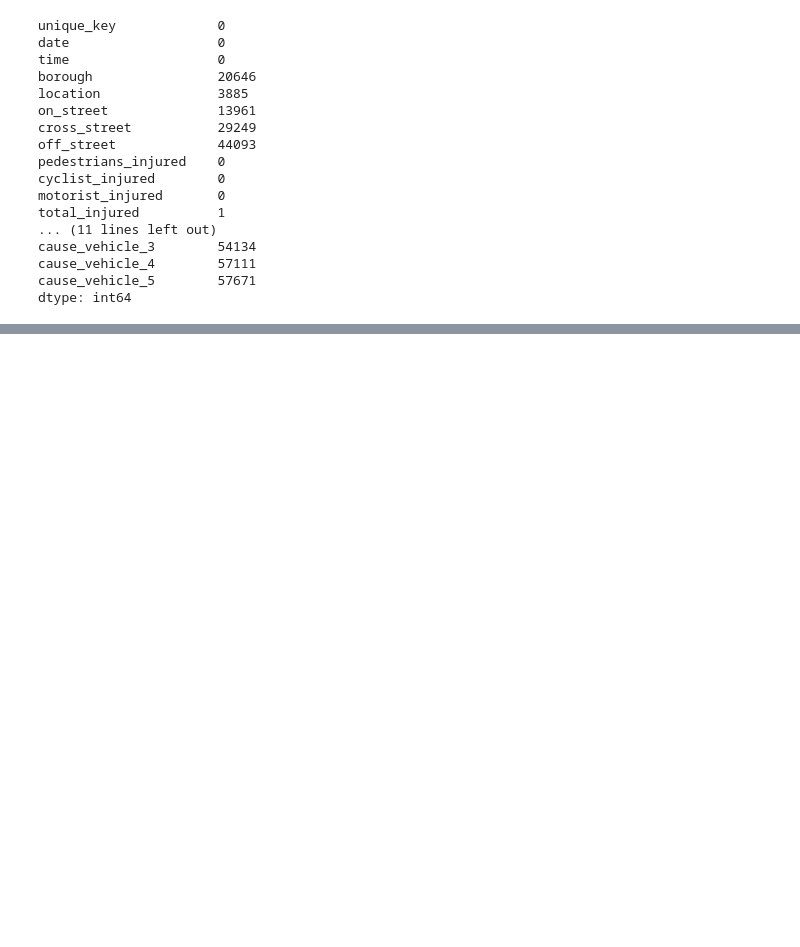
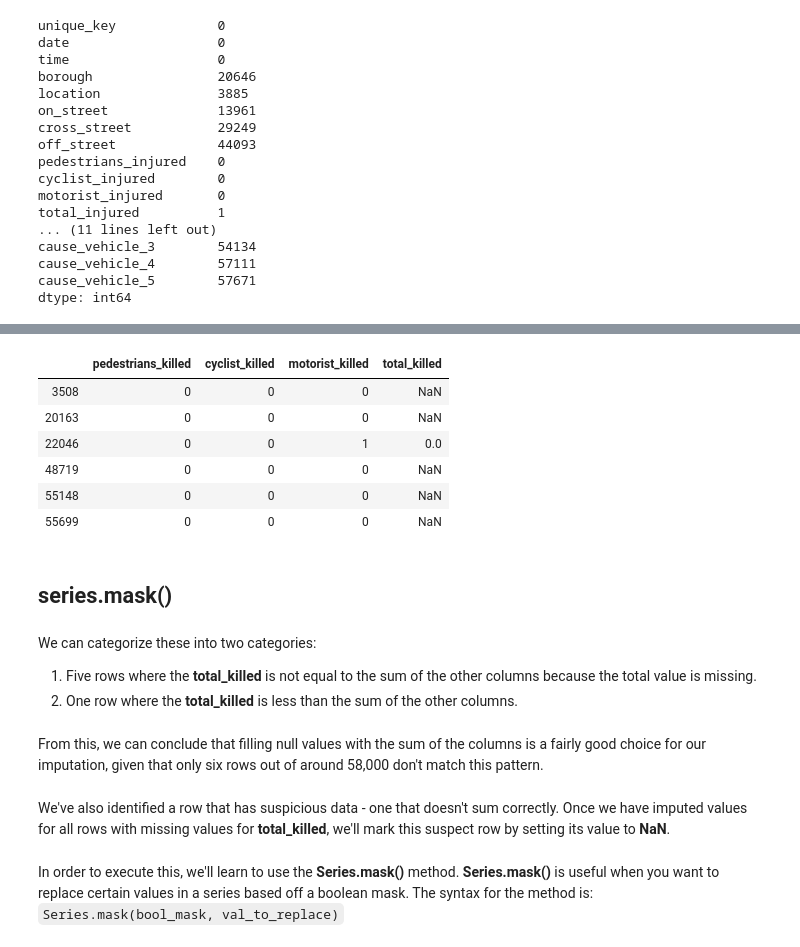
Before and after one commit to Clemo97/working-with-missing-data, a Jupyter notebook: working-with-missing-data.ipynb, the cells around one changed output, grey strips where cells are left out. Cells and saved outputs as stored; diff of their text form; code cells hidden in the pictures; blank space fills up the shorter version.

Commit message:
boolean masking using mask() method

```diff
--- a/working-with-missing-data.ipynb
+++ b/working-with-missing-data.ipynb
@@ -110,0 +177,8 @@ dtype: int64
+# %%
+killed_cols = []
+for col in mvc.columns:
+    if 'killed' in col:
+        killed_cols.append(col)
+
+#print(null_df[killed_cols])
+killed_cols
@@ -110,0 +209,14 @@ dtype: int64
+# %%
+# killed_cols = [col for col in mvc.columns if 'killed' in col]
+killed_cols = []
+for col in mvc.columns:
+    if 'killed' in col:
+        killed_cols.append(col)
+
+killed = mvc[killed_cols].copy()
+
+killed_manual_sum = killed[['pedestrians_killed','cyclist_killed','motorist_killed']].sum(axis = 1)
+
+killed_mask = killed_manual_sum != killed['total_killed']
+
+killed_non_eq = killed[killed_mask]
@@ -110,0 +257,26 @@ dtype: int64
+# %%
+killed_non_eq
+#the killed_non_eq has 6 rows
+# %% [output]
+|  | pedestrians_killed | cyclist_killed | motorist_killed | total_killed |
+| 3508 | 0 | 0 | 0 | NaN |
+| 20163 | 0 | 0 | 0 | NaN |
+| 22046 | 0 | 0 | 1 | 0.0 |
+| 48719 | 0 | 0 | 0 | NaN |
+| 55148 | 0 | 0 | 0 | NaN |
+| 55699 | 0 | 0 | 0 | NaN |
+# %% [markdown]
+## series.mask()
+# %% [markdown]
+We can categorize these into two categories:
+<ol type="1">
+    <li>Five rows where the <b>total_killed</b> is not equal to the sum of the other columns because the total value is missing.</li>
+    <li>One row where the <b>total_killed</b> is less than the sum of the other columns.</li>
+    </ol>
+# %% [markdown]
+From this, we can conclude that filling null values with the sum of the columns is a fairly good choice for our imputation, given that only six rows out of around 58,000 don't match this pattern.
+# %% [markdown]
+We've also identified a row that has suspicious data - one that doesn't sum correctly. Once we have imputed values for all rows with missing values for <b>total_killed</b>, we'll mark this suspect row by setting its value to <b>NaN</b>.
+# %% [markdown]
+In order to execute this, we'll learn to use the <b>Series.mask()</b> method. <b>Series.mask()</b> is useful when you want to replace certain values in a series based off a boolean mask. The syntax for the method is:
+<code>Series.mask(bool_mask, val_to_replace)</code>
```
Also changed, not shown: parts of 43 cells of this notebook, 11 other files.
